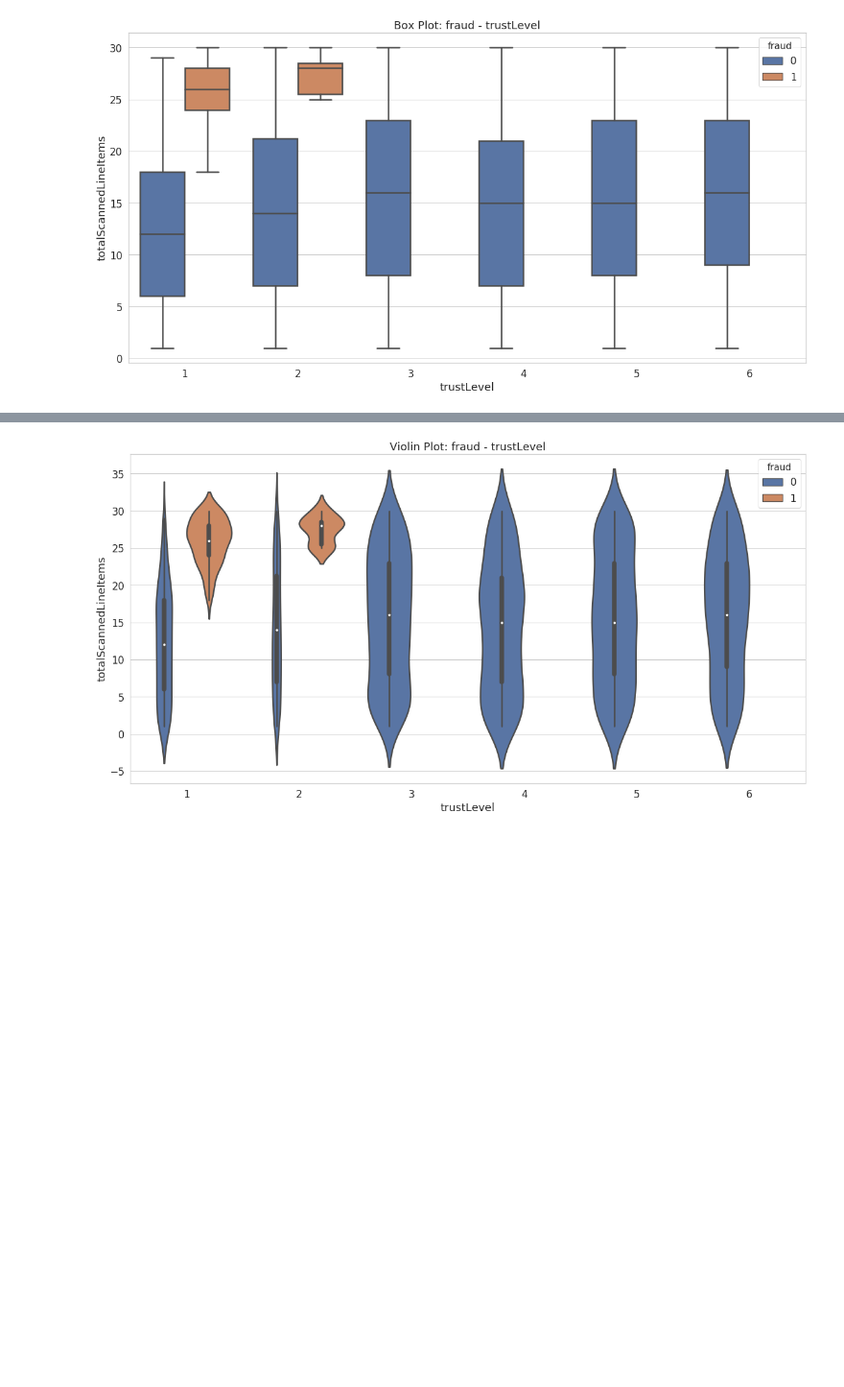
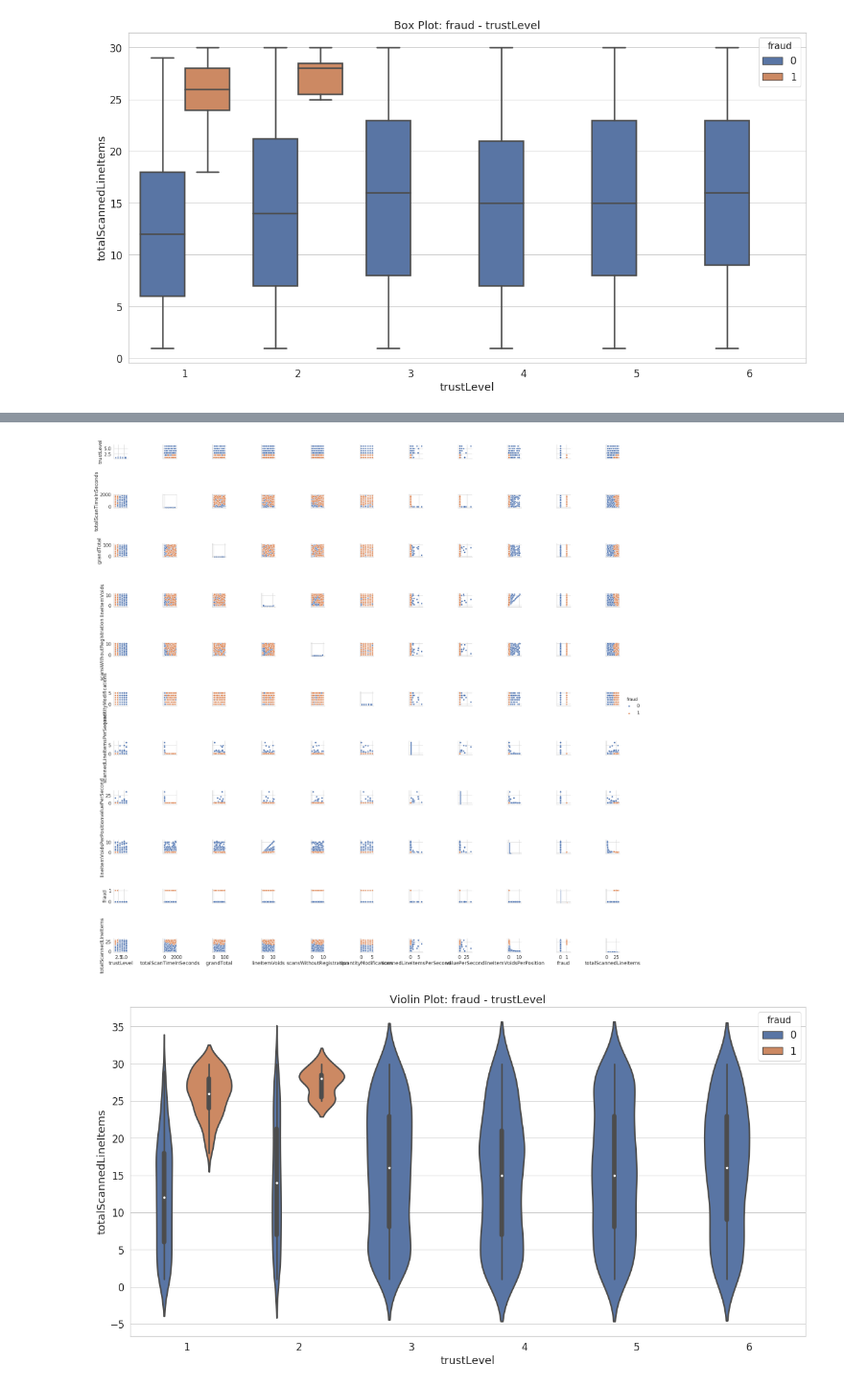
Before and after one commit to LackesLab/dmc2019, a Jupyter notebook: notebooks/plots.ipynb, the cells around one changed output, grey strips where cells are left out. Shown at 96% size. Drawn from its saved outputs; the diff is of its cells as text; code cells hidden in the pictures; blank space fills up the shorter version.

```diff
--- a/notebooks/plots.ipynb
+++ b/notebooks/plots.ipynb
@@ -15,7 +17,12 @@ from scripts.utils import *
 # %%
 sns.set(style="whitegrid")
 sns.set_context("notebook", font_scale=1.5, rc={"lines.linewidth": 2.5})
-df_train = pd.read_csv("data/extended_train.csv", sep="|")
+df_train = pd.read_csv("data/train.csv", sep="|")
+# %%
+scaler = StandardScaler()
+scaler.fit(df_train)
+transformer = DataTransformer(scaler)
+df_train = transformer.add_features(df_train)
 # %%
 f,ax = plt.subplots(figsize=(20, 10))
 ax = sns.boxplot(x="trustLevel", y='totalScannedLineItems',hue='fraud', data=df_train)
@@ -25,0 +42,4 @@ plt.show()
+# %%
+sns_plot =sns.pairplot(df_train, diag_kind='hist', hue='fraud',size=2.5)
+# %% [output]
+[figure, added]
```
Also changed, not shown: parts of 3 cells of this notebook, 5 other files.
